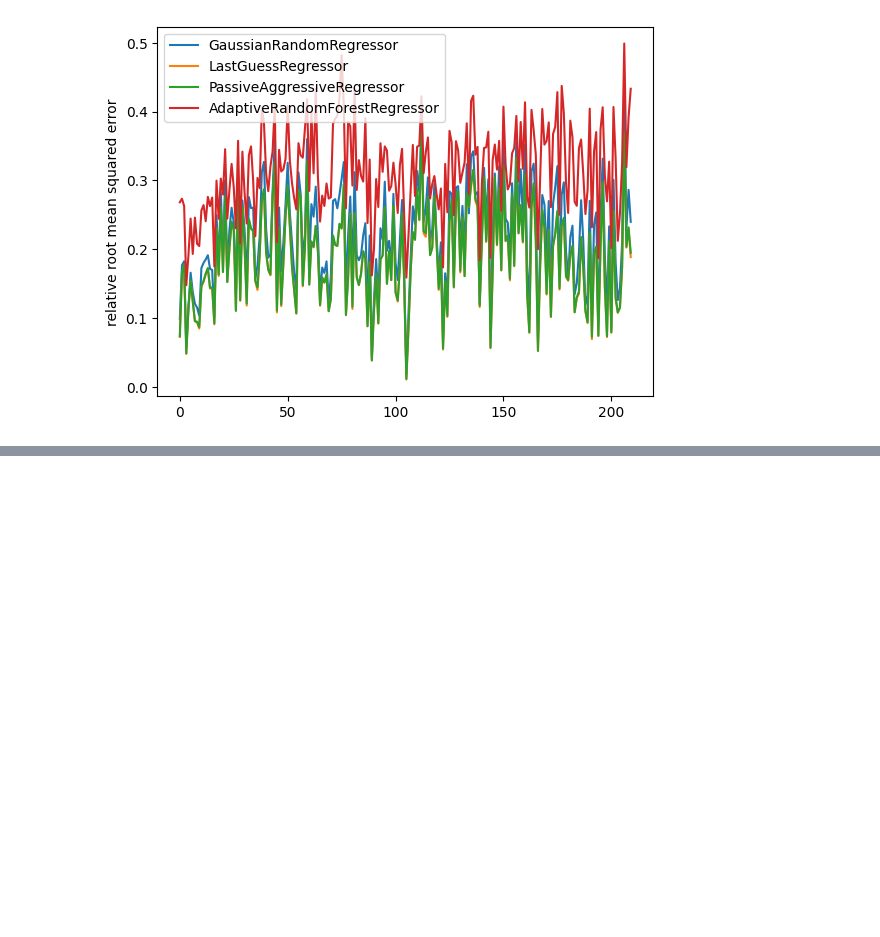
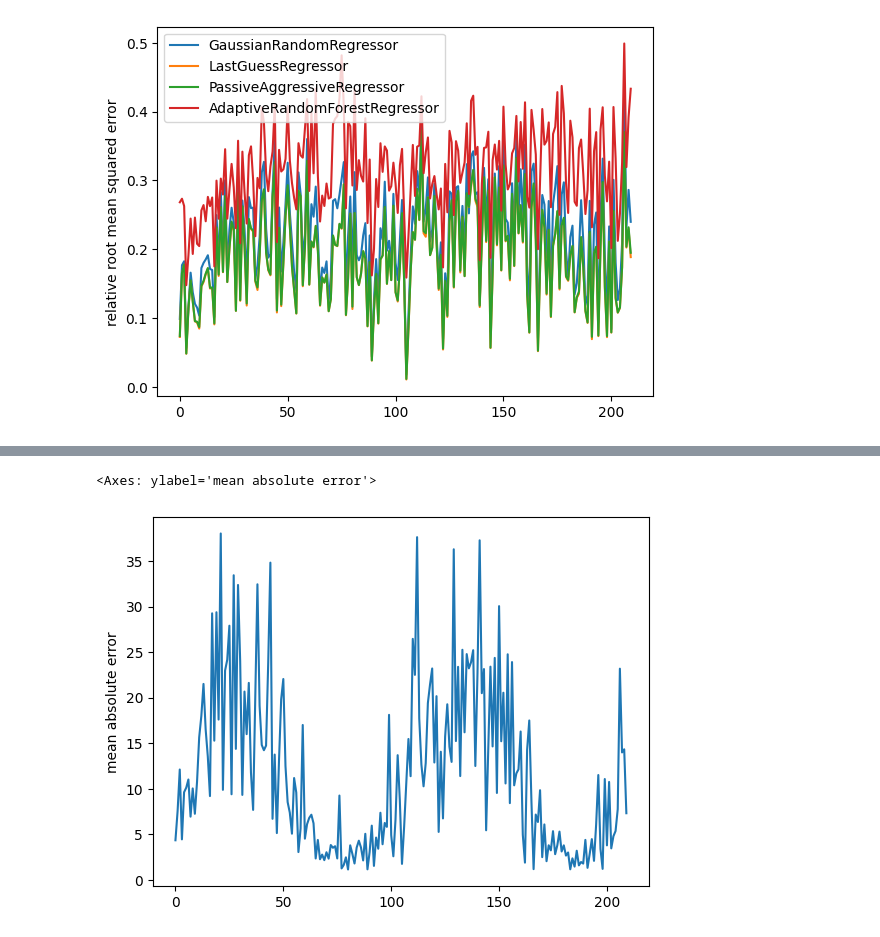
Before and after one commit to bertkdowns/data-streams-hackathon, a Jupyter notebook: predicting_ahead.ipynb, the cells around one changed output, grey strips where cells are left out. Cells and saved outputs as stored; diff of their text form; code cells hidden in the pictures; blank space fills up the shorter version.

```diff
--- a/predicting_ahead.ipynb
+++ b/predicting_ahead.ipynb
@@ -97,0 +134,6 @@ plt.show()
+# %%
+
+sns.lineplot(res['windowed'].metrics_per_window()["mean absolute error"])
+# %% [output]
+<Axes: ylabel='mean absolute error'>
+[figure, added]
```
Also changed, not shown: parts of 3 cells of this notebook, 1 other file.
